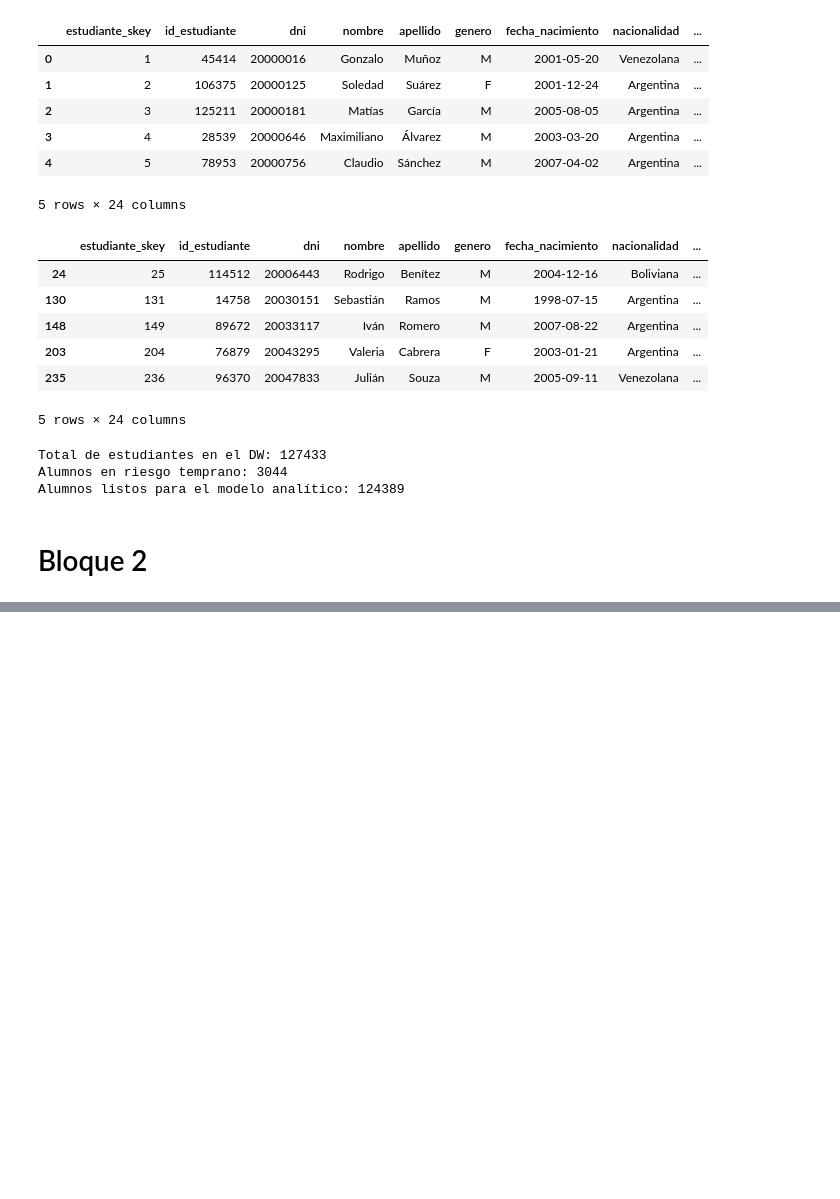
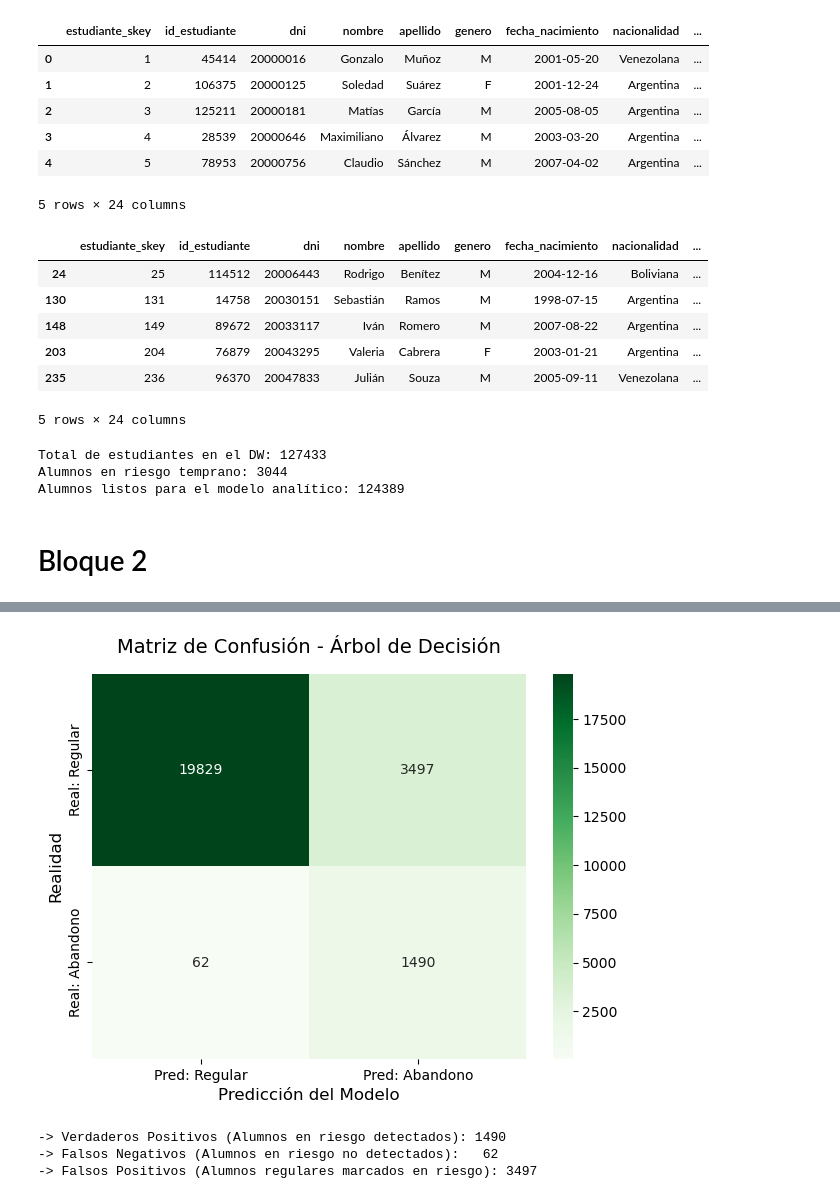
Before and after one commit to GonzaloAcost4/ADE2026_TpiUniversidad, a Jupyter notebook: AnalisisAvanzado/ModeloML.ipynb, the cells around one changed output, grey strips where cells are left out. Drawn from its saved outputs; the diff is of its cells as text; code cells hidden in the pictures; blank space fills up the shorter version.

```diff
--- a/AnalisisAvanzado/ModeloML.ipynb
+++ b/AnalisisAvanzado/ModeloML.ipynb
@@ -92,0 +130,9 @@ Alumnos listos para el modelo analítico: 124389
+# %%
+# Evaluamos si el id_dictado del examen está dentro de nuestra lista de Algoritmos
+df_examen["es_reprobada"] = 1 - df_examen["aprobado"]
+
+df_examen["es_algoritmos_reprobada"] = (
+    df_examen["dictado_skey"].isin(ids_dictados_algoritmos)
+    & (df_examen["aprobado"] == 0)
+).astype(int)
+df_examen.head()
@@ -116,0 +407,18 @@ df_master['nivel_curso_maximo'] = df_master['nivel_curso_maximo'].fillna(1) # Si
+# %%
+# 1. Generamos las predicciones en base a los datos que el modelo jamás vio
+y_pred_tree = modelo_tree.predict(X_test)
+
+# 2. Calculamos las métricas analíticas
+accuracy_tree = accuracy_score(y_test, y_pred_tree)
+precision_tree = precision_score(y_test, y_pred_tree)
+recall_tree = recall_score(y_test, y_pred_tree)
+f1_tree = f1_score(y_test, y_pred_tree)
+
+# 3. Imprimimos el reporte técnico en pantalla
+print("=== MÉTRICAS DE EVALUACIÓN: ÁRBOL DE DECISIÓN ===")
+print(f"Accuracy (Exactitud Global): {accuracy_tree:.4f}")
+print(f"Precision (Precisión):        {precision_tree:.4f}")
+print(f"Recall (Sensibilidad):       {recall_tree:.4f}")
+print(f"F1-Score:                    {f1_tree:.4f}\n")
+
+print(classification_report(y_test, y_pred_tree, target_names=['Regular', 'Abandono']))
@@ -116,0 +440,23 @@ df_master['nivel_curso_maximo'] = df_master['nivel_curso_maximo'].fillna(1) # Si
+# %%
+# 1. Calculamos la matriz de confusión para el árbol
+cm_tree = confusion_matrix(y_test, y_pred_tree)
+
+# 2. La graficamos visualmente
+plt.figure(figsize=(7, 5))
+sns.heatmap(cm_tree, annot=True, fmt='d', cmap='Greens',
+            xticklabels=['Pred: Regular', 'Pred: Abandono'],
+            yticklabels=['Real: Regular', 'Real: Abandono'])
+
+plt.title('Matriz de Confusión - Árbol de Decisión', fontsize=14, pad=15)
+plt.ylabel('Realidad', fontsize=12)
+plt.xlabel('Predicción del Modelo', fontsize=12)
+plt.show()
+
+print(f"-> Verdaderos Positivos (Alumnos en riesgo detectados): {cm_tree[1,1]}")
+print(f"-> Falsos Negativos (Alumnos en riesgo no detectados):   {cm_tree[1,0]}")
+print(f"-> Falsos Positivos (Alumnos regulares marcados en riesgo): {cm_tree[0,1]}")
+# %% [output]
+[figure, added]
+-> Verdaderos Positivos (Alumnos en riesgo detectados): 1490
+-> Falsos Negativos (Alumnos en riesgo no detectados):   62
+-> Falsos Positivos (Alumnos regulares marcados en riesgo): 3497
```
Also changed, not shown: parts of 28 cells of this notebook, 1 other file.
